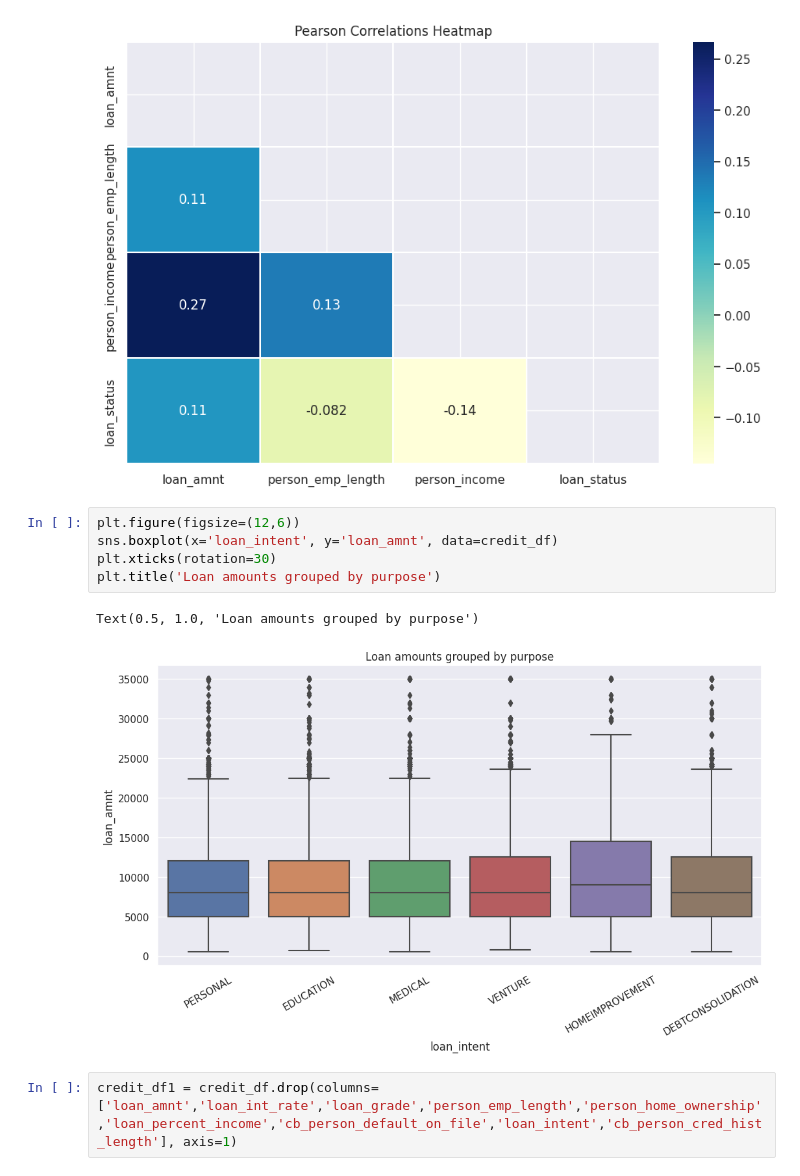
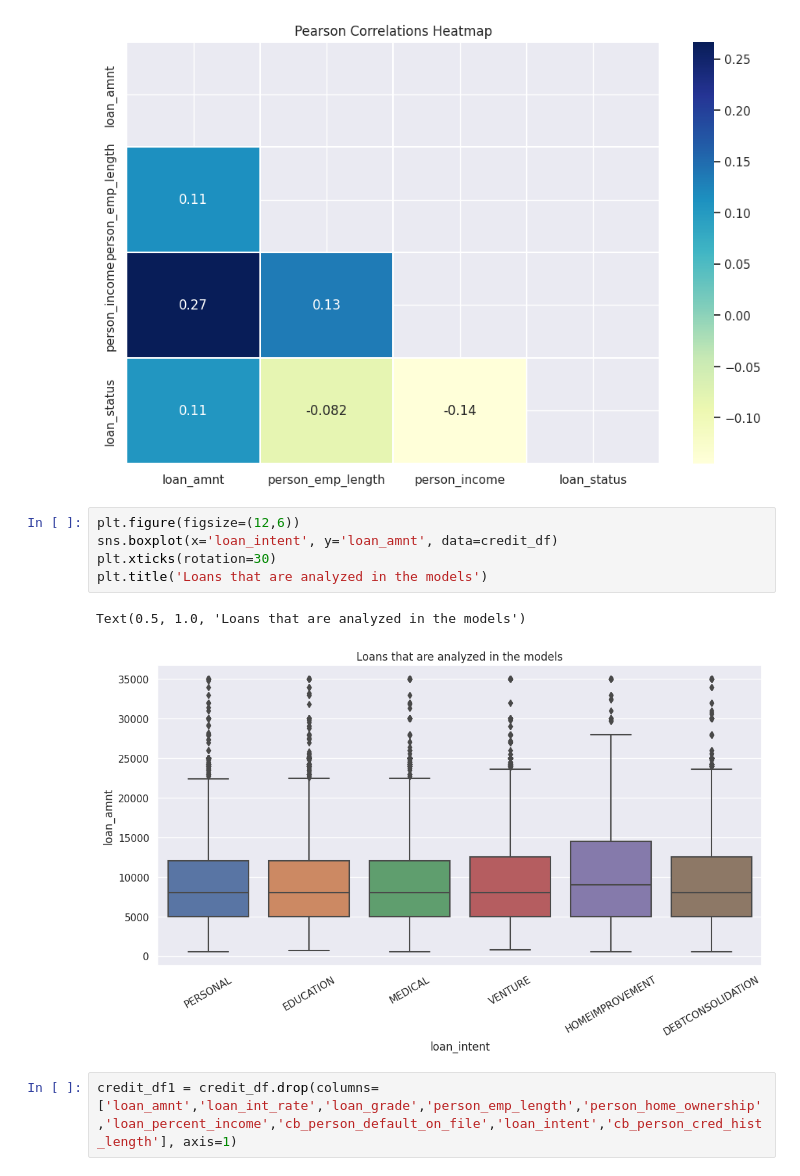
Before and after one commit to AnnaKass1/Project2, a Jupyter notebook: project.ipynb, the cells around one changed output. Cells and saved outputs as stored; diff of their text form.

```diff
--- a/project.ipynb
+++ b/project.ipynb
@@ -192,11 +192,11 @@ sns.heatmap(corr,linewidths=.3, annot=True, cmap="YlGnBu",mask=np.triu(np.ones_l
 # %%
 plt.figure(figsize=(12,6))
 sns.boxplot(x='loan_intent', y='loan_amnt', data=credit_df)
 plt.xticks(rotation=30)
-plt.title('Loan amounts grouped by purpose')
+plt.title('Loans that are analyzed in the models')
 # %% [output]
-Text(0.5, 1.0, 'Loan amounts grouped by purpose')
+Text(0.5, 1.0, 'Loans that are analyzed in the models')
-[figure, old version]
+[figure, new version]
 # %%
 credit_df1 = credit_df.drop(columns=['loan_amnt','loan_int_rate','loan_grade','person_emp_length','person_home_ownership','loan_percent_income','cb_person_default_on_file','loan_intent','cb_person_cred_hist_length'], axis=1)
 # %%
```
